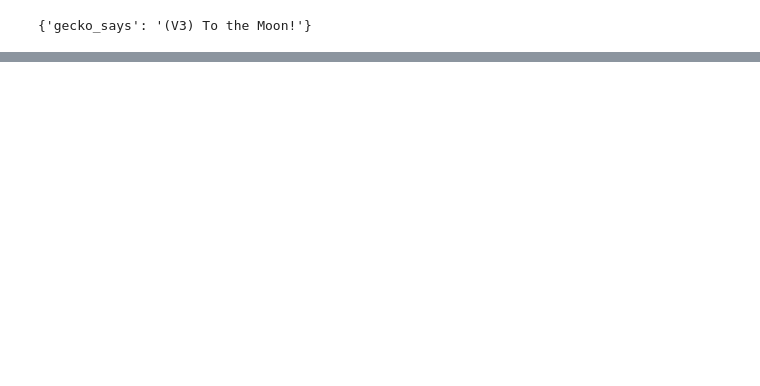
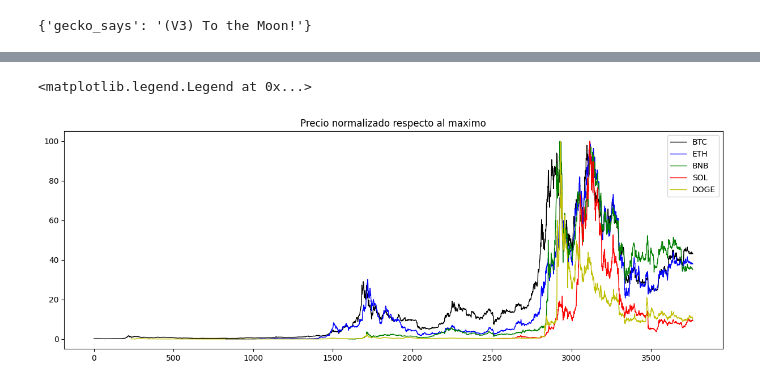
Before and after one commit to Nahuel-Otonelo/Proyecto_2, a Jupyter notebook: AnalisisExploratorio.ipynb, the cells around one changed output, grey strips where cells are left out. Drawn from its saved outputs; the diff is of its cells as text; code cells hidden in the pictures; blank space fills up the shorter version.

```diff
--- a/AnalisisExploratorio.ipynb
+++ b/AnalisisExploratorio.ipynb
@@ -285,0 +362,18 @@ memory usage: 195.1+ KB
+# %%
+
+plt.figure(figsize=[15,5])
+
+
+plt.title('Precio normalizado respecto al maximo')
+plt.plot(layer_1['Normalized_Price_bitcoin'], label= 'BTC', linewidth=1, color= 'k')
+plt.plot(layer_1['Normalized_Price_ethereum'], label='ETH', linewidth=1, color= 'b')
+plt.plot(layer_1['Normalized_Price_binancecoin'], label= 'BNB', linewidth=1, color= 'g')
+plt.plot(layer_1['Normalized_Price_solana'], label= 'SOL', linewidth=1, color= 'r')
+plt.plot(layer_1['Normalized_Price_dogecoin'], label= 'DOGE', linewidth=1, color= 'y')
+plt.legend()
+
+#fig, axs=plt.subplots(1,5,figsize=(10,10))
+#axs[0,1].plot
+# %% [output]
+<matplotlib.legend.Legend at 0x...>
+[figure, added]
```
Also changed, not shown: parts of 50 cells of this notebook, 1 other file.
